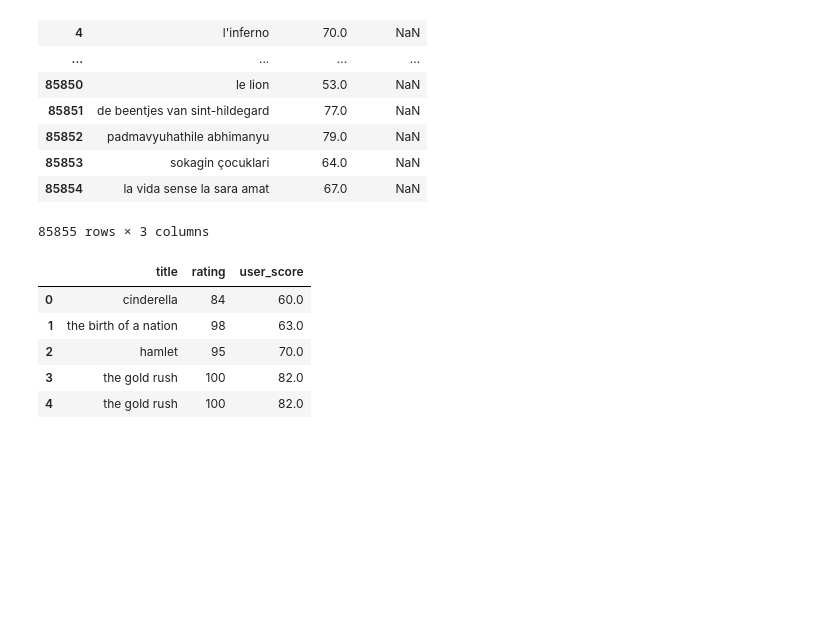
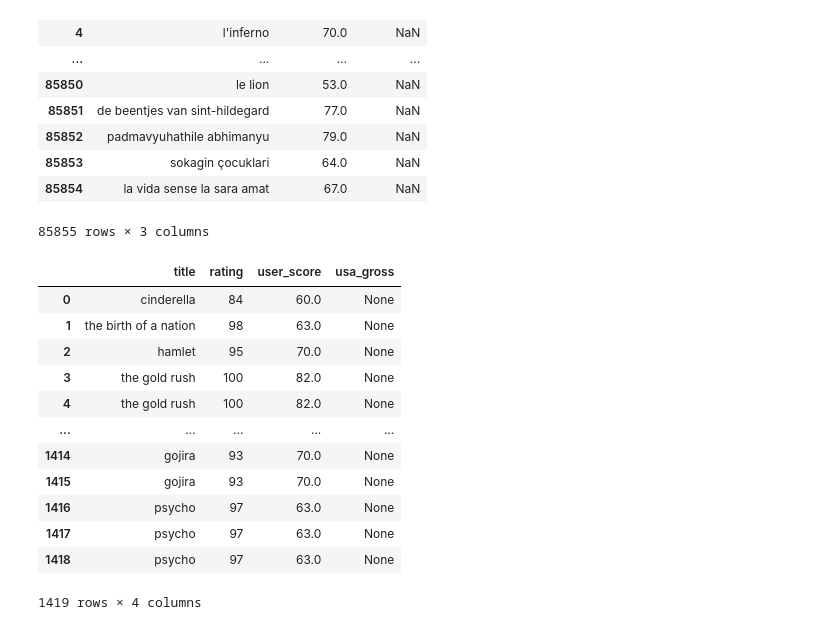
Before and after one commit to c-kleerun/ETL-project, a Jupyter notebook: ETL.ipynb, the cells around one changed output. Saved outputs shown, nothing was run; the diff lists cells and outputs as text; code cells hidden in the pictures; blank space fills up the shorter version.

```diff
--- a/ETL.ipynb
+++ b/ETL.ipynb
@@ -125,15 +125,22 @@ imdb_clean_df.to_sql('imdb', con=engine, index=False, if_exists='replace')
 # %%
 tomato_clean_df.to_sql('tomato', con=engine, index=False, if_exists='replace')
 # %%
-combined = pd.read_sql("""SELECT t.title, t.rating, i.user_score
+combined = pd.read_sql("""SELECT t.title, t.rating, i.user_score, i.usa_gross
     FROM tomato AS t
     JOIN imdb AS i ON
     i.title = t.title""", conn)
-combined.head()
+combined
 # %% [output]
-|  | title | rating | user_score |
-| 0 | cinderella | 84 | 60.0 |
-| 1 | the birth of a nation | 98 | 63.0 |
-| 2 | hamlet | 95 | 70.0 |
-| 3 | the gold rush | 100 | 82.0 |
-| 4 | the gold rush | 100 | 82.0 |
+|  | title | rating | user_score | usa_gross |
+| 0 | cinderella | 84 | 60.0 | None |
+| 1 | the birth of a nation | 98 | 63.0 | None |
+| 2 | hamlet | 95 | 70.0 | None |
+| 3 | the gold rush | 100 | 82.0 | None |
+| 4 | the gold rush | 100 | 82.0 | None |
+| ... | ... | ... | ... | ... |
+| 1414 | gojira | 93 | 70.0 | None |
+| 1415 | gojira | 93 | 70.0 | None |
+| 1416 | psycho | 97 | 63.0 | None |
+| 1417 | psycho | 97 | 63.0 | None |
+| 1418 | psycho | 97 | 63.0 | None |
+1419 rows × 4 columns
```
Also changed, not shown: parts of 4 cells of this notebook.
